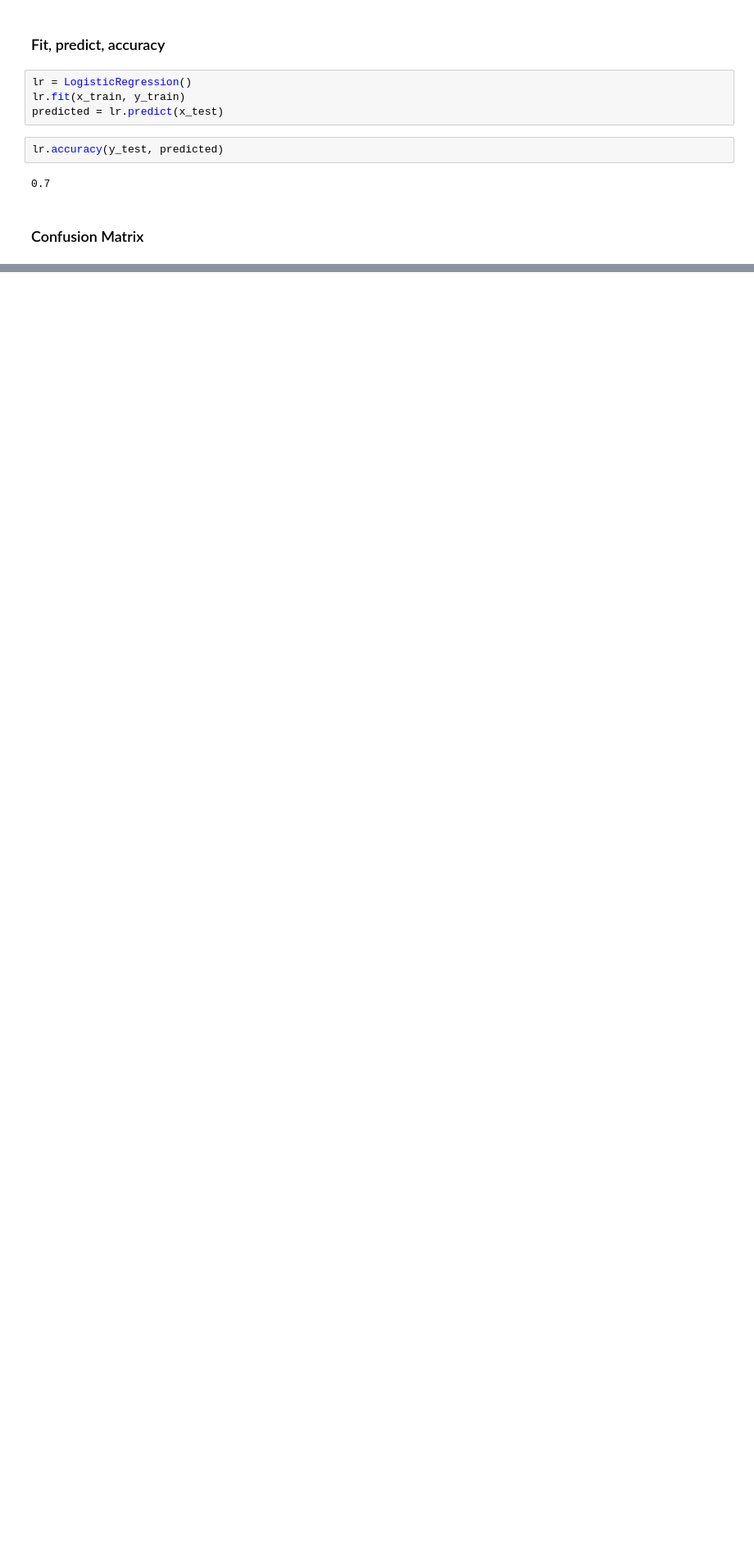
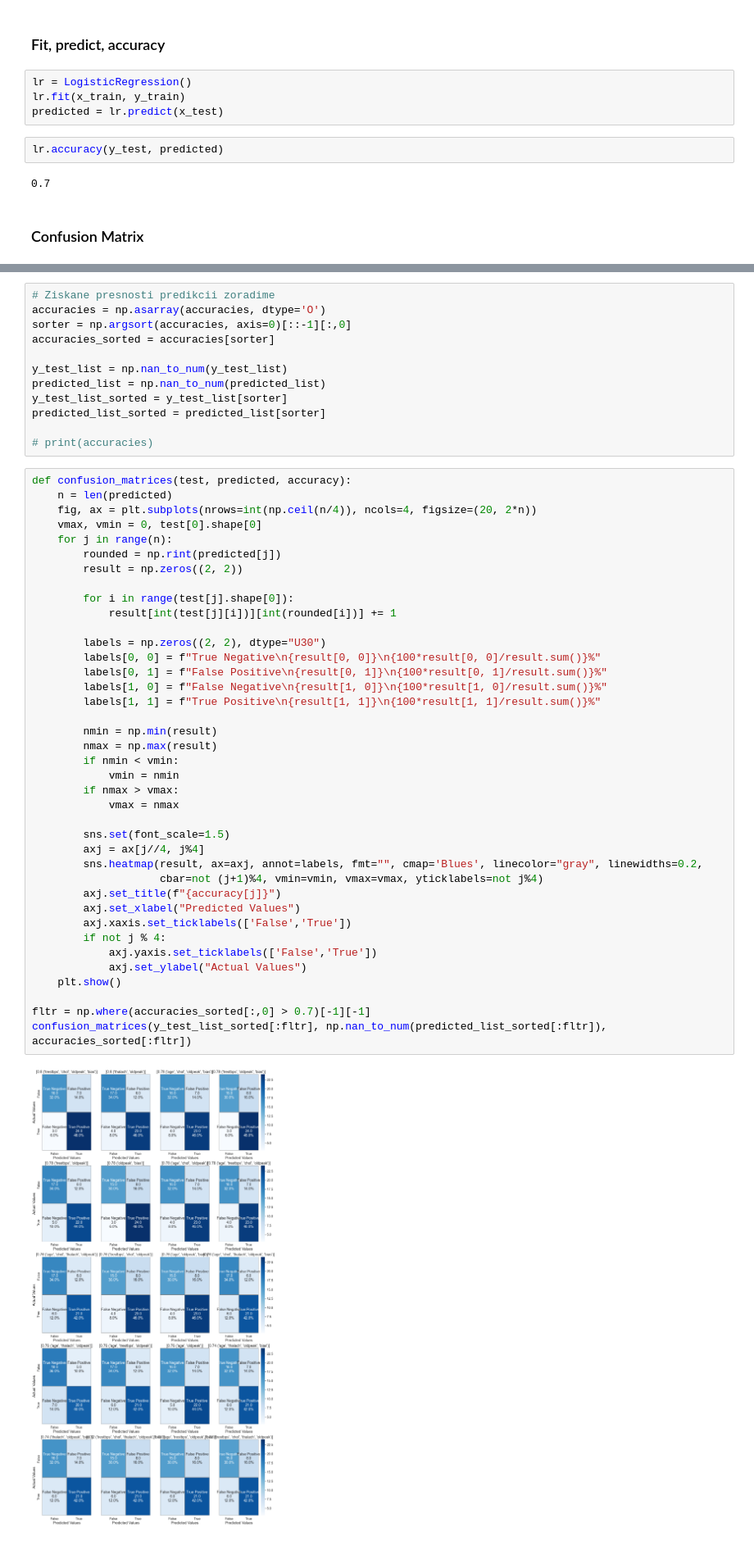
Before and after one commit to TheKompot/LogisticRegression, a Jupyter notebook: logistic_regression.ipynb, the cells around one changed output, grey strips where cells are left out. Shown at 82% size. Drawn from its saved outputs; the diff is of its cells as text; blank space fills up the shorter version.

Commit message:
test: Add confusion matrices and normalization of data

```diff
--- a/logistic_regression.ipynb
+++ b/logistic_regression.ipynb
@@ -136,0 +126,53 @@ max(accuracies)
+# %%
+# Ziskane presnosti predikcii zoradime
+accuracies = np.asarray(accuracies, dtype='O')
+sorter = np.argsort(accuracies, axis=0)[::-1][:,0]
+accuracies_sorted = accuracies[sorter]
+
+y_test_list = np.nan_to_num(y_test_list)
+predicted_list = np.nan_to_num(predicted_list)
+y_test_list_sorted = y_test_list[sorter]
+predicted_list_sorted = predicted_list[sorter]
+
+# print(accuracies)
+# %%
+def confusion_matrices(test, predicted, accuracy):
+    n = len(predicted)
+    fig, ax = plt.subplots(nrows=int(np.ceil(n/4)), ncols=4, figsize=(20, 2*n))
+    vmax, vmin = 0, test[0].shape[0]
+    for j in range(n):
+        rounded = np.rint(predicted[j])
+        result = np.zeros((2, 2))
+
+        for i in range(test[j].shape[0]):
+            result[int(test[j][i])][int(rounded[i])] += 1
+
+        labels = np.zeros((2, 2), dtype="U30")
+        labels[0, 0] = f"True Negative\n{result[0, 0]}\n{100*result[0, 0]/result.sum()}%"
+        labels[0, 1] = f"False Positive\n{result[0, 1]}\n{100*result[0, 1]/result.sum()}%"
+        labels[1, 0] = f"False Negative\n{result[1, 0]}\n{100*result[1, 0]/result.sum()}%"
+        labels[1, 1] = f"True Positive\n{result[1, 1]}\n{100*result[1, 1]/result.sum()}%"
+
+        nmin = np.min(result)
+        nmax = np.max(result)
+        if nmin < vmin:
+            vmin = nmin
+        if nmax > vmax:
+            vmax = nmax
+
+        sns.set(font_scale=1.5)
+        axj = ax[j//4, j%4]
+        sns.heatmap(result, ax=axj, annot=labels, fmt="", cmap='Blues', linecolor="gray", linewidths=0.2,
+                    cbar=not (j+1)%4, vmin=vmin, vmax=vmax, yticklabels=not j%4)
+        axj.set_title(f"{accuracy[j]}")
+        axj.set_xlabel("Predicted Values")
+        axj.xaxis.set_ticklabels(['False','True'])
+        if not j % 4:
+            axj.yaxis.set_ticklabels(['False','True'])
+            axj.set_ylabel("Actual Values")
+    plt.show()
+
+fltr = np.where(accuracies_sorted[:,0] > 0.7)[-1][-1]
+confusion_matrices(y_test_list_sorted[:fltr], np.nan_to_num(predicted_list_sorted[:fltr]), accuracies_sorted[:fltr])
+# %% [output]
+[figure, added]
```
Also changed, not shown: parts of 10 cells of this notebook.
